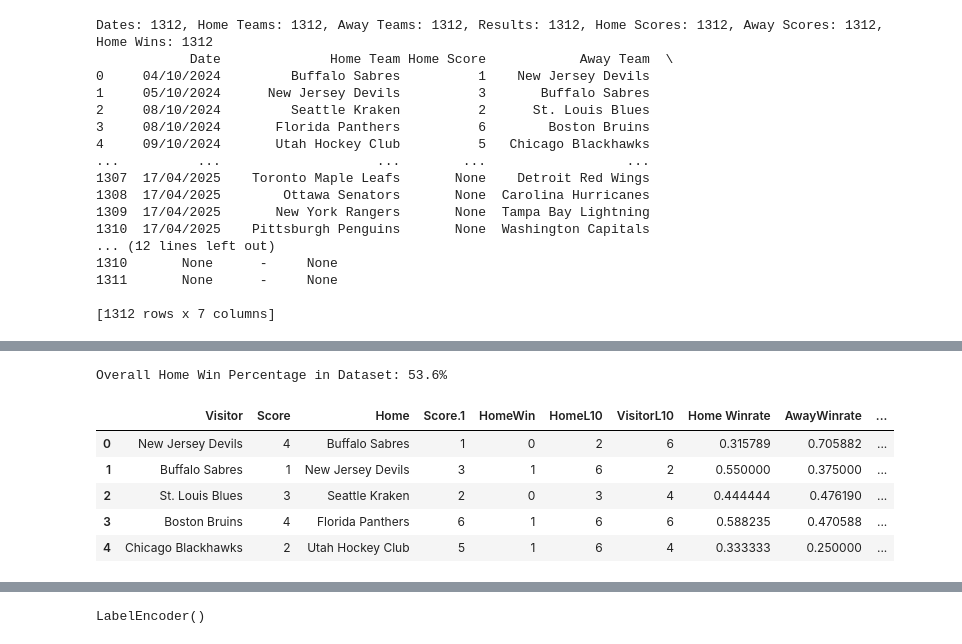
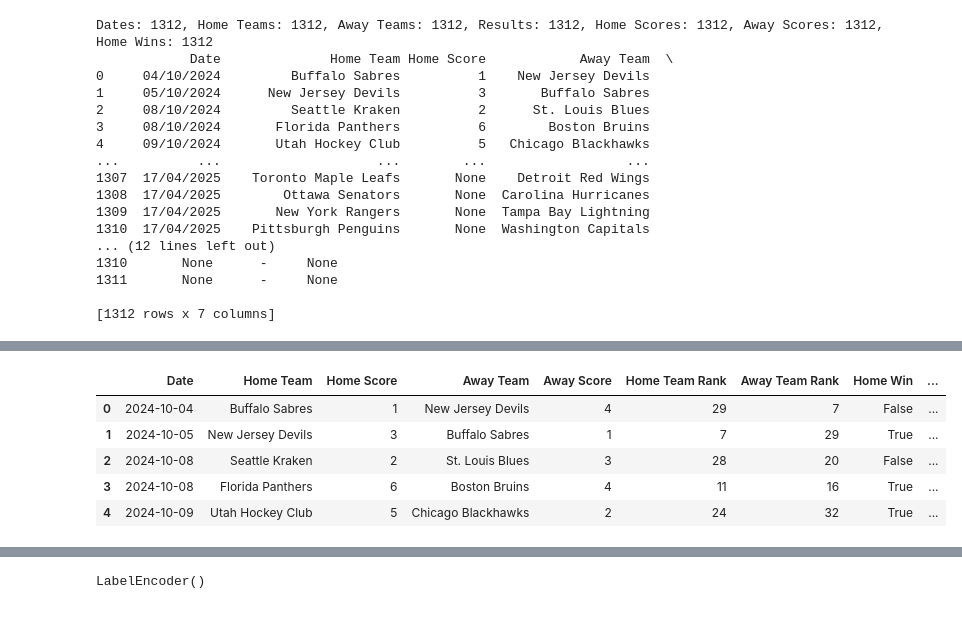
Before and after one commit to nic01as1/NHLPredictor, a Jupyter notebook: PredictNHL.ipynb, the cells around one changed output, grey strips where cells are left out. Drawn from its saved outputs; the diff is of its cells as text; code cells hidden in the pictures.

```diff
--- a/PredictNHL.ipynb
+++ b/PredictNHL.ipynb
@@ -639,3 +583,35 @@ df_final.to_csv("enhanced_game_data.csv", index=False)
+# %%
+# Function to calculate rest days since the last game (checking both Home and Away appearances)
+def calculate_rest_days_any_game(df, team_column):
+    last_played = {}  # Dictionary to track the last game date for each team
+    rest_days = []
+
+    for _, row in df.iterrows():
+        team = row[team_column]
+        game_date = row["Date"]
+
+        # Determine the rest days by looking at both Home and Away appearances
+        if team in last_played:
+            rest_days.append((game_date - last_played[team]).days)
+        else:
+            rest_days.append(np.nan)  # If the team hasn't played yet
+
+        # Update the last played date for the team (check both Home Team and Away Team)
+        last_played[team] = game_date
+
+        # Update last played for both home and away games
+        for opponent in ["Home Team", "Away Team"]:
+            if row[opponent] == team:
+                last_played[team] = game_date
+
+    return rest_days
+
+# Ensure the Date column is in datetime format
+df_final["Date"] = pd.to_datetime(df_final["Date"])
+
+# Calculate rest days for both Home and Away teams by considering all games (home or away)
+df_final["Home Rest Days"] = calculate_rest_days_any_game(df_final, "Home Team")
+df_final["Away Rest Days"] = calculate_rest_days_any_game(df_final, "Away Team")
 # %%
 # Display the last 10 observations
 print(df_final.tail(10))
@@ -681,24 +636,12 @@ scorer = make_scorer(f1_score, pos_label=None, average='weighted')
-# %%
-# Calculate the number of times home teams won in the dataset
-n_games = results["HomeWin"].count()
-n_homewins = results["HomeWin"].sum()
-win_percentage = n_homewins / n_games
-
-y_true = np.asarray(results["HomeWin"].values).ravel()
-
-# Create a new variable for the rank difference
-results["Rank_Difference"] = results["Rank Visitor"] - results["Rank Home"]
-
-
-print("Overall Home Win Percentage in Dataset: {0:.1f}%".format(100 * win_percentage))
-
-results.head()
-# %% [output]
-Overall Home Win Percentage in Dataset: 53.6%
-|  | Visitor | Score | Home | Score.1 | HomeWin | HomeL10 | VisitorL10 | Home Winrate | AwayWinrate | ... |
-| 0 | New Jersey Devils | 4 | Buffalo Sabres | 1 | 0 | 2 | 6 | 0.315789 | 0.705882 | ... |
-| 1 | Buffalo Sabres | 1 | New Jersey Devils | 3 | 1 | 6 | 2 | 0.550000 | 0.375000 | ... |
-| 2 | St. Louis Blues | 3 | Seattle Kraken | 2 | 0 | 3 | 4 | 0.444444 | 0.476190 | ... |
-| 3 | Boston Bruins | 4 | Florida Panthers | 6 | 1 | 6 | 6 | 0.588235 | 0.470588 | ... |
-| 4 | Chicago Blackhawks | 2 | Utah Hockey Club | 5 | 1 | 6 | 4 | 0.333333 | 0.250000 | ... |
+# %%
+
+results = df_final
+results.head()
+# %% [output]
+|  | Date | Home Team | Home Score | Away Team | Away Score | Home Team Rank | Away Team Rank | Home Win | ... |
+| 0 | 2024-10-04 | Buffalo Sabres | 1 | New Jersey Devils | 4 | 29 | 7 | False | ... |
+| 1 | 2024-10-05 | New Jersey Devils | 3 | Buffalo Sabres | 1 | 7 | 29 | True | ... |
+| 2 | 2024-10-08 | Seattle Kraken | 2 | St. Louis Blues | 3 | 28 | 20 | False | ... |
+| 3 | 2024-10-08 | Florida Panthers | 6 | Boston Bruins | 4 | 11 | 16 | True | ... |
+| 4 | 2024-10-09 | Utah Hockey Club | 5 | Chicago Blackhawks | 2 | 24 | 32 | True | ... |
 # %%
```
Also changed, not shown: parts of 33 cells of this notebook.
